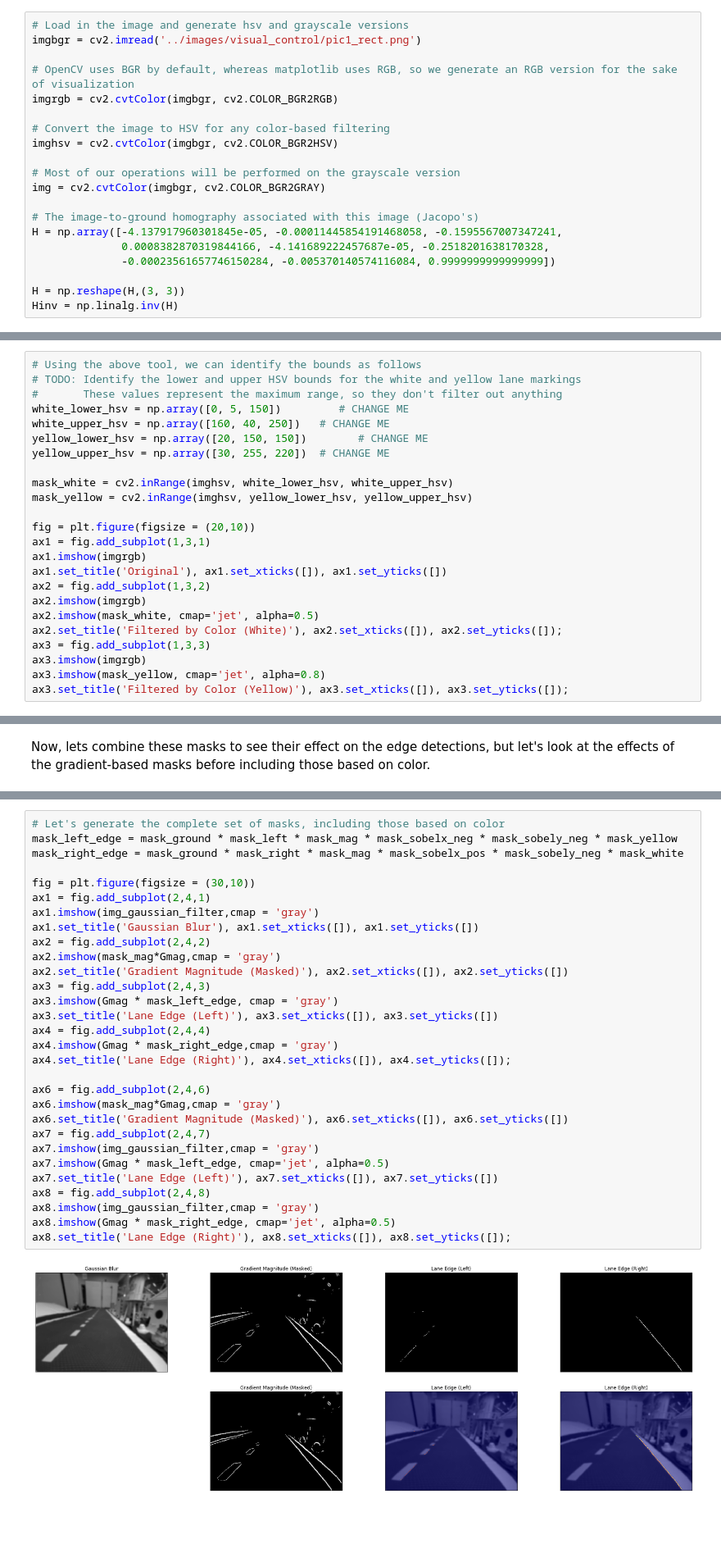
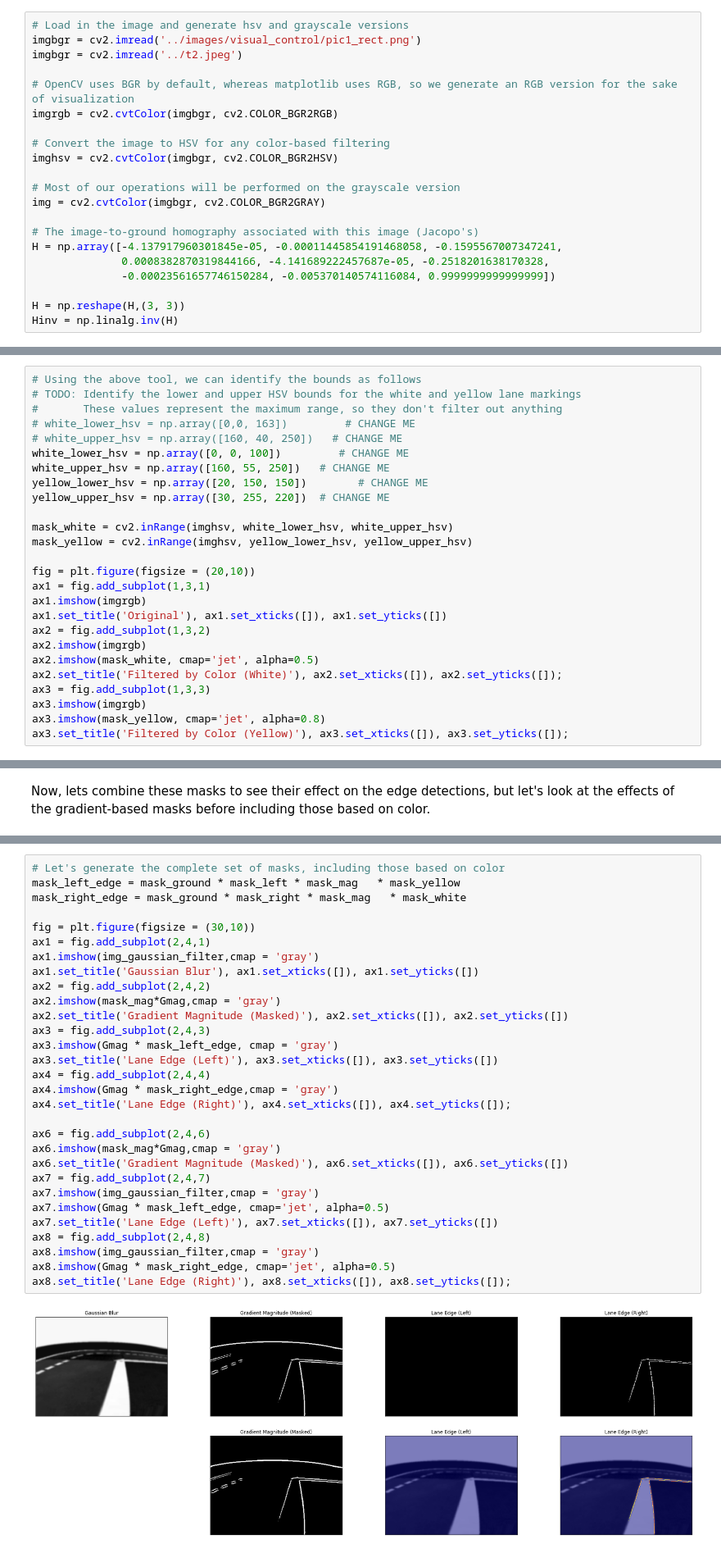
Before and after one commit to phwtc/mooc-exercises, a Jupyter notebook: visual_lane_servoing/solution/05-Visual-Servoing/visual_servoing_activity.ipynb, the cells around one changed output, grey strips where cells are left out. Shown at 82% size. Drawn from its saved outputs; the diff is of its cells as text; blank space fills up the shorter version.

```diff
--- a/visual_lane_servoing/solution/05-Visual-Servoing/visual_servoing_activity.ipynb
+++ b/visual_lane_servoing/solution/05-Visual-Servoing/visual_servoing_activity.ipynb
@@ -68,6 +68,7 @@ Let's load the image as well as the homography for the corresponding camera into
 # %%
 # Load in the image and generate hsv and grayscale versions
 imgbgr = cv2.imread('../images/visual_control/pic1_rect.png')
+imgbgr = cv2.imread('../t2.jpeg')
 
 # OpenCV uses BGR by default, whereas matplotlib uses RGB, so we generate an RGB version for the sake of visualization
 imgrgb = cv2.cvtColor(imgbgr, cv2.COLOR_BGR2RGB)
@@ -292,8 +294,10 @@ print(max(ha), max(sa), max(va))
 # Using the above tool, we can identify the bounds as follows
 # TODO: Identify the lower and upper HSV bounds for the white and yellow lane markings
 #       These values represent the maximum range, so they don't filter out anything
-white_lower_hsv = np.array([0, 5, 150])         # CHANGE ME
-white_upper_hsv = np.array([160, 40, 250])   # CHANGE ME
+# white_lower_hsv = np.array([0,0, 163])         # CHANGE ME
+# white_upper_hsv = np.array([160, 40, 250])   # CHANGE ME
+white_lower_hsv = np.array([0, 0, 100])         # CHANGE ME
+white_upper_hsv = np.array([160, 55, 250])   # CHANGE ME
 yellow_lower_hsv = np.array([20, 150, 150])        # CHANGE ME
 yellow_upper_hsv = np.array([30, 255, 220])  # CHANGE ME
 
@@ -398,36 +402,36 @@ Looking at the gradient histogram for the "Right Edge", we see that the large ma
 Now, let's incorporate the color-based masks.
 # %%
 # Let's generate the complete set of masks, including those based on color
-mask_left_edge = mask_ground * mask_left * mask_mag * mask_sobelx_neg * mask_sobely_neg * mask_yellow
-mask_right_edge = mask_ground * mask_right * mask_mag * mask_sobelx_pos * mask_sobely_neg * mask_white
+mask_left_edge = mask_ground * mask_left * mask_mag   * mask_yellow
+mask_right_edge = mask_ground * mask_right * mask_mag   * mask_white
 
 fig = plt.figure(figsize = (30,10))
 ax1 = fig.add_subplot(2,4,1)
 ax1.imshow(img_gaussian_filter,cmap = 'gray')
 ax1.set_title('Gaussian Blur'), ax1.set_xticks([]), ax1.set_yticks([])
 ax2 = fig.add_subplot(2,4,2)
 ax2.imshow(mask_mag*Gmag,cmap = 'gray')
 ax2.set_title('Gradient Magnitude (Masked)'), ax2.set_xticks([]), ax2.set_yticks([])
 ax3 = fig.add_subplot(2,4,3)
 ax3.imshow(Gmag * mask_left_edge, cmap = 'gray')
 ax3.set_title('Lane Edge (Left)'), ax3.set_xticks([]), ax3.set_yticks([])
 ax4 = fig.add_subplot(2,4,4)
 ax4.imshow(Gmag * mask_right_edge,cmap = 'gray')
 ax4.set_title('Lane Edge (Right)'), ax4.set_xticks([]), ax4.set_yticks([]);
 
 ax6 = fig.add_subplot(2,4,6)
 ax6.imshow(mask_mag*Gmag,cmap = 'gray')
 ax6.set_title('Gradient Magnitude (Masked)'), ax6.set_xticks([]), ax6.set_yticks([])
 ax7 = fig.add_subplot(2,4,7)
 ax7.imshow(img_gaussian_filter,cmap = 'gray')
 ax7.imshow(Gmag * mask_left_edge, cmap='jet', alpha=0.5)
 ax7.set_title('Lane Edge (Left)'), ax7.set_xticks([]), ax7.set_yticks([])
 ax8 = fig.add_subplot(2,4,8)
 ax8.imshow(img_gaussian_filter,cmap = 'gray')
 ax8.imshow(Gmag * mask_right_edge, cmap='jet', alpha=0.5)
 ax8.set_title('Lane Edge (Right)'), ax8.set_xticks([]), ax8.set_yticks([]);
 # %% [output]
-[figure, old version]
+[figure, new version]
 # %% [markdown]
 We can see that incorporating the color-based masks has removed most if not all of the outliers, but has also removed some of the valid edges, particularly those associated with the solid-white lane markings.
 
```
Also changed, not shown: parts of 15 cells of this notebook, 7 other files.
